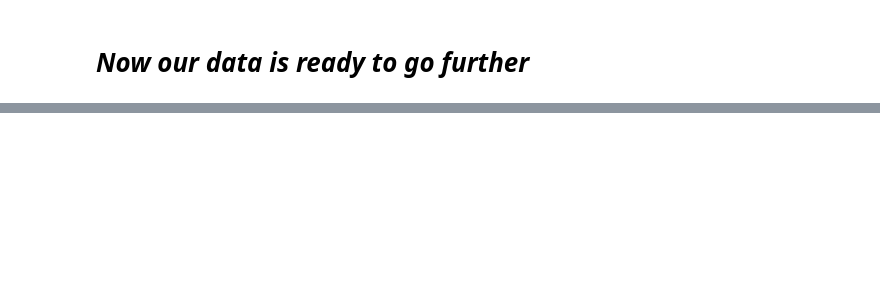
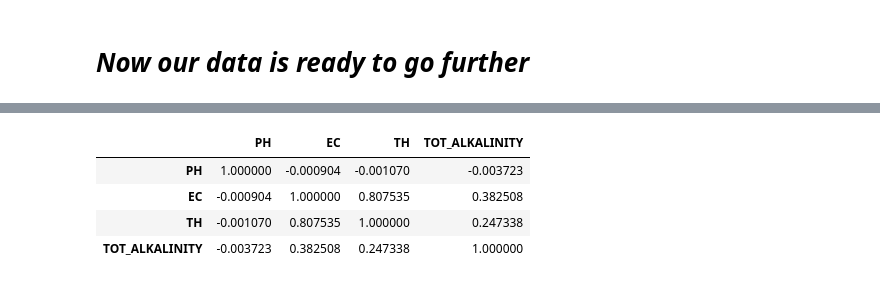
Before and after one commit to Akshay2002Singh/Water-Analysis_Python_ML, a Jupyter notebook: analysis.ipynb, the cells around one changed output, grey strips where cells are left out. Cells and saved outputs as stored; diff of their text form; code cells hidden in the pictures; blank space fills up the shorter version.

Commit message:
4 corr coming

```diff
--- a/analysis.ipynb
+++ b/analysis.ipynb
@@ -165,0 +200,8 @@ dtype: int64
+# %%
+new_data.corr()
+# %% [output]
+|  | PH | EC | TH | TOT_ALKALINITY |
+| PH | 1.000000 | -0.000904 | -0.001070 | -0.003723 |
+| EC | -0.000904 | 1.000000 | 0.807535 | 0.382508 |
+| TH | -0.001070 | 0.807535 | 1.000000 | 0.247338 |
+| TOT_ALKALINITY | -0.003723 | 0.382508 | 0.247338 | 1.000000 |
```
Also changed, not shown: parts of 13 cells of this notebook, 3 other files.
